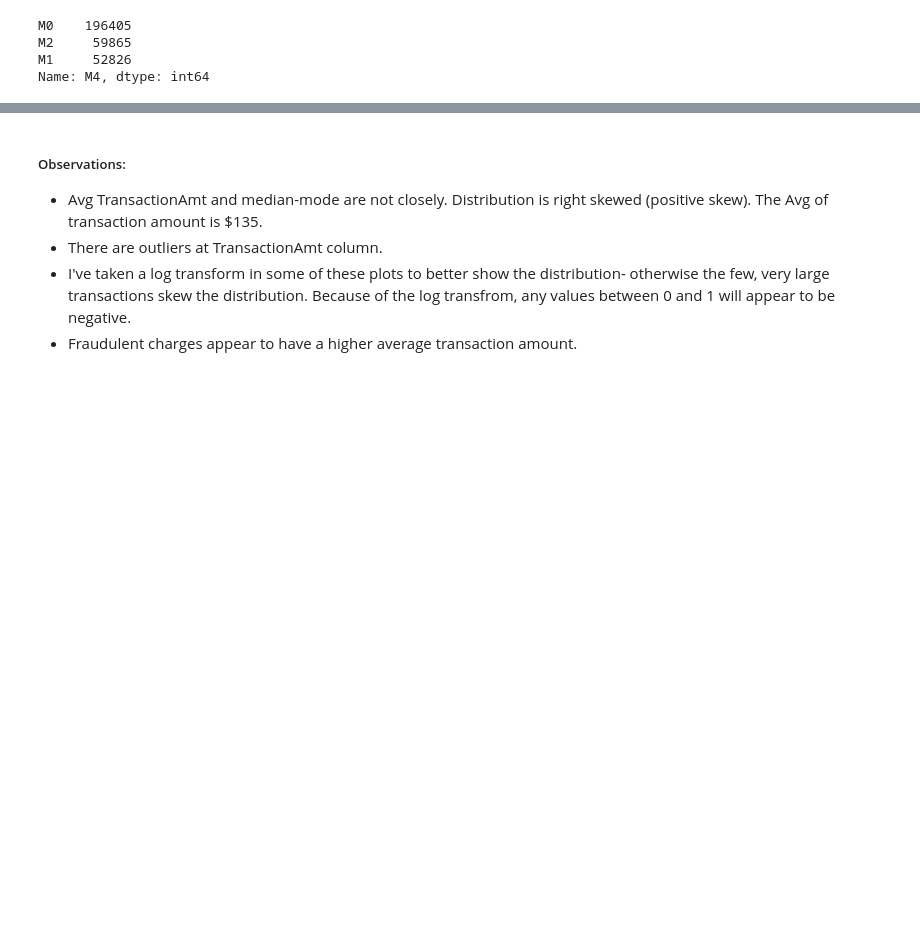
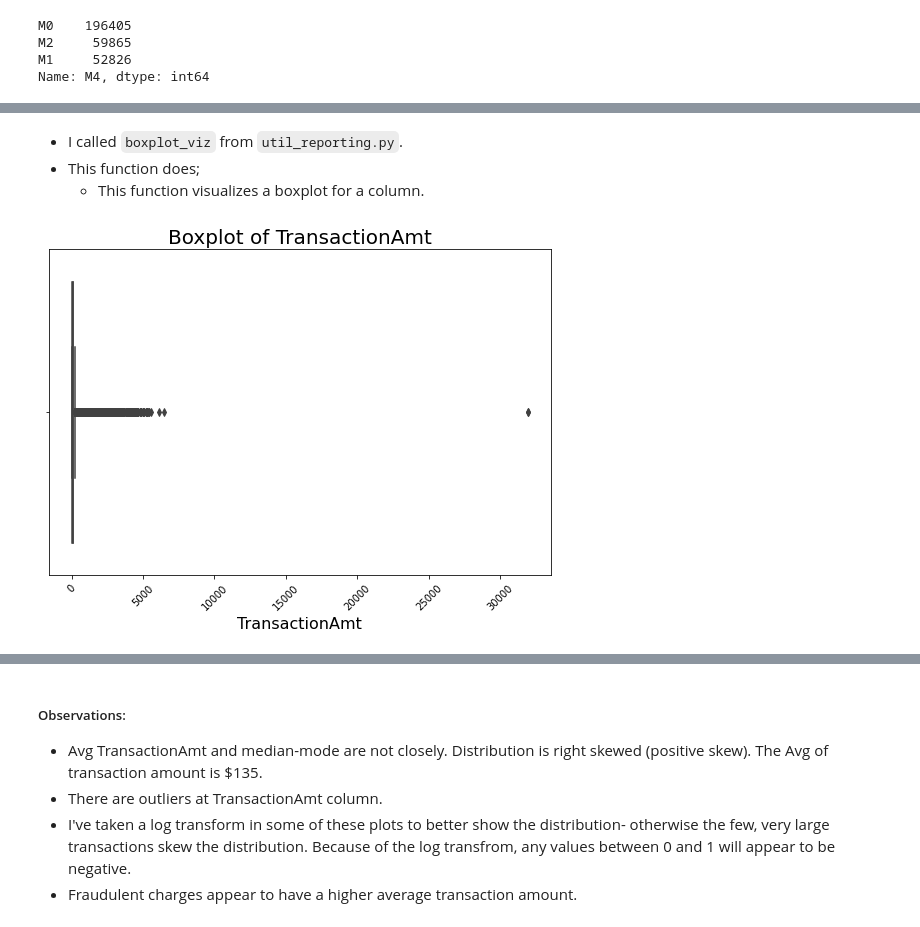
Before and after one commit to ElifKarakutukDinc/IEEE-CIS-Fraud-Detection, a Jupyter notebook: EDA.ipynb, the cells around one changed output, grey strips where cells are left out. Cells and saved outputs as stored; diff of their text form; code cells hidden in the pictures; blank space fills up the shorter version.

Commit message:
adding new util file util_feature_engineering. adding numerical column analysis in EDA file.

```diff
--- a/EDA.ipynb
+++ b/EDA.ipynb
@@ -546,0 +599,13 @@ plt.show()
+# %% [markdown]
+* I called `boxplot_viz` from `util_reporting.py`.
+* This function does;
+    * This function visualizes a boxplot for a column.
+# %%
+boxplot_viz(
+    train_transaction,
+    "TransactionAmt",
+    xlabel="TransactionAmt",
+    title="Boxplot of TransactionAmt",
+)
+# %% [output]
+[figure, added]
```
Also changed, not shown: parts of 21 cells of this notebook, 3 other files.
